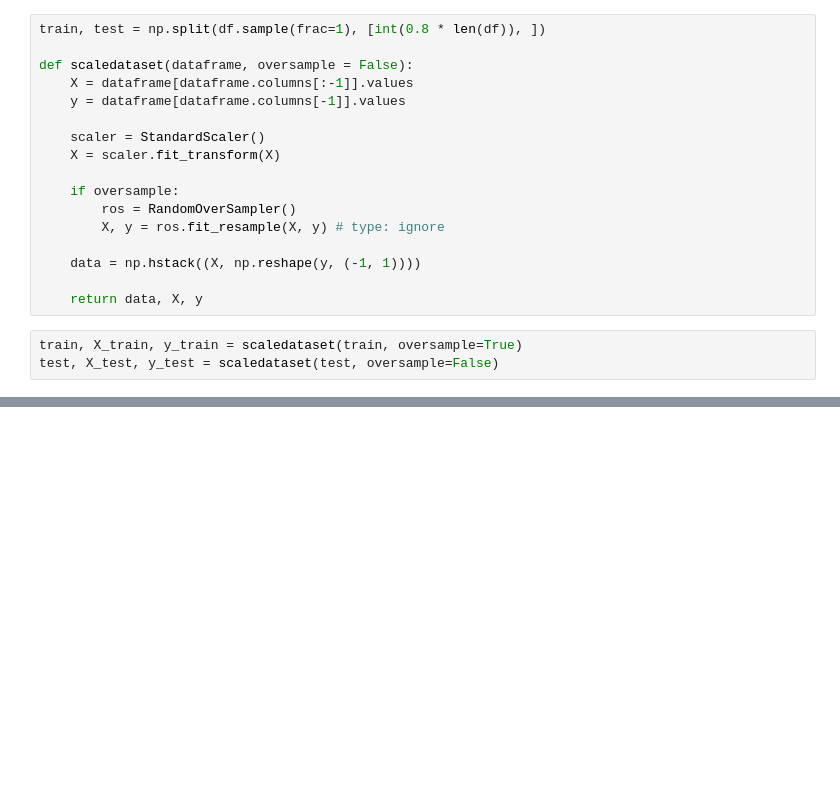
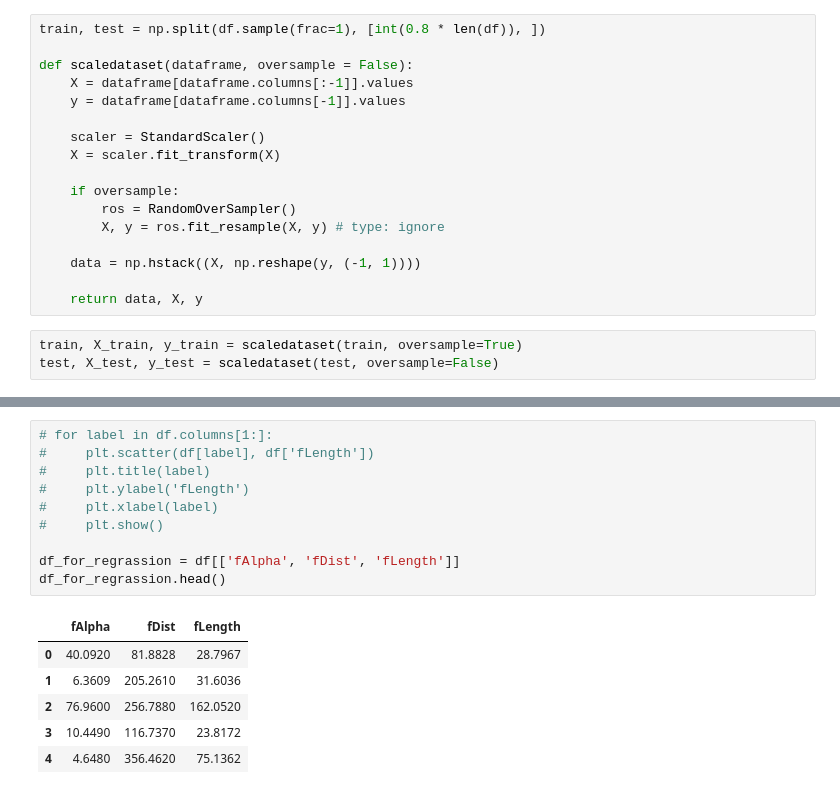
Before and after one commit to daniil777555/portfolio, a Jupyter notebook: python/ml/test-my-model.ipynb, the cells around one changed output, grey strips where cells are left out. Drawn from its saved outputs; the diff is of its cells as text; blank space fills up the shorter version.

```diff
--- a/python/ml/test-my-model.ipynb
+++ b/python/ml/test-my-model.ipynb
@@ -67,0 +106,17 @@ weighted avg       0.81      0.81      0.81      3804
+# %%
+# for label in df.columns[1:]:
+#     plt.scatter(df[label], df['fLength'])
+#     plt.title(label)
+#     plt.ylabel('fLength')
+#     plt.xlabel(label)
+#     plt.show()
+
+df_for_regrassion = df[['fAlpha', 'fDist', 'fLength']]
+df_for_regrassion.head()
+# %% [output]
+|  | fAlpha | fDist | fLength |
+| 0 | 40.0920 | 81.8828 | 28.7967 |
+| 1 | 6.3609 | 205.2610 | 31.6036 |
+| 2 | 76.9600 | 256.7880 | 162.0520 |
+| 3 | 10.4490 | 116.7370 | 23.8172 |
+| 4 | 4.6480 | 356.4620 | 75.1362 |
```
Also changed, not shown: parts of 13 cells of this notebook, 7 other files.
